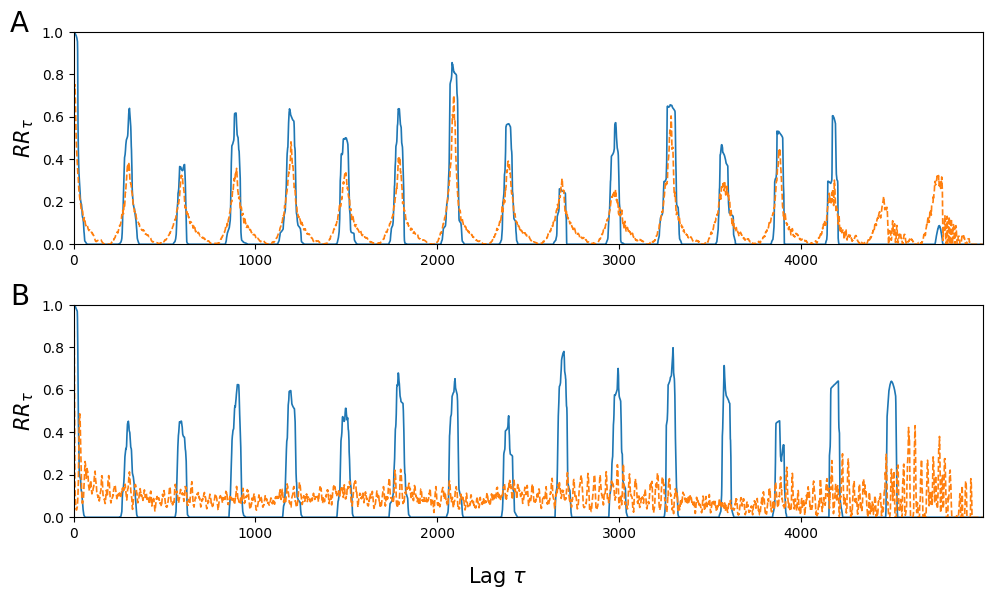
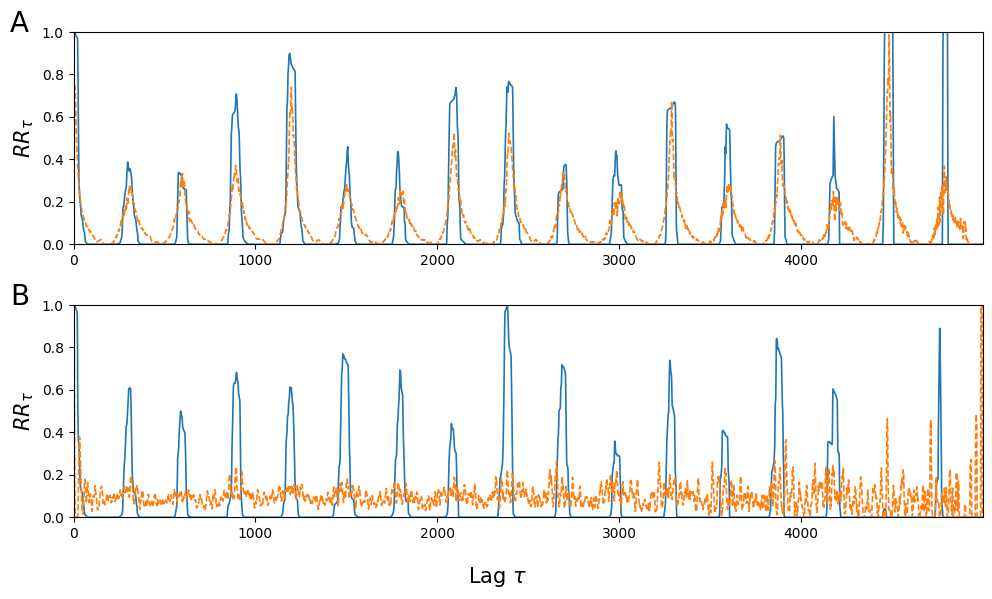
The change to this notebook cell's code, shown as a diff; its figure went from the first image to the second:
--- before
+++ after
@@ -35,3 +35,3 @@
 plt.show()
 
-fig.savefig('RRT_GSFAN.png')
+fig.savefig('RRT_GSFAN.pdf', dpi=300)

Commit: Update pdf